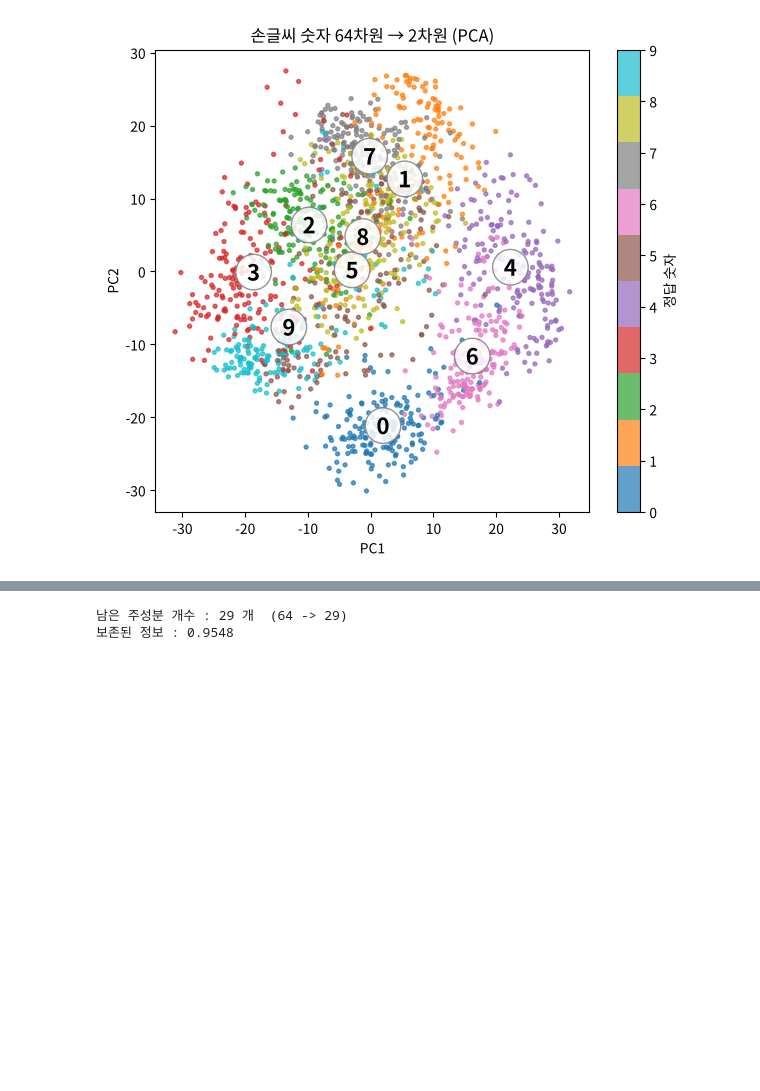
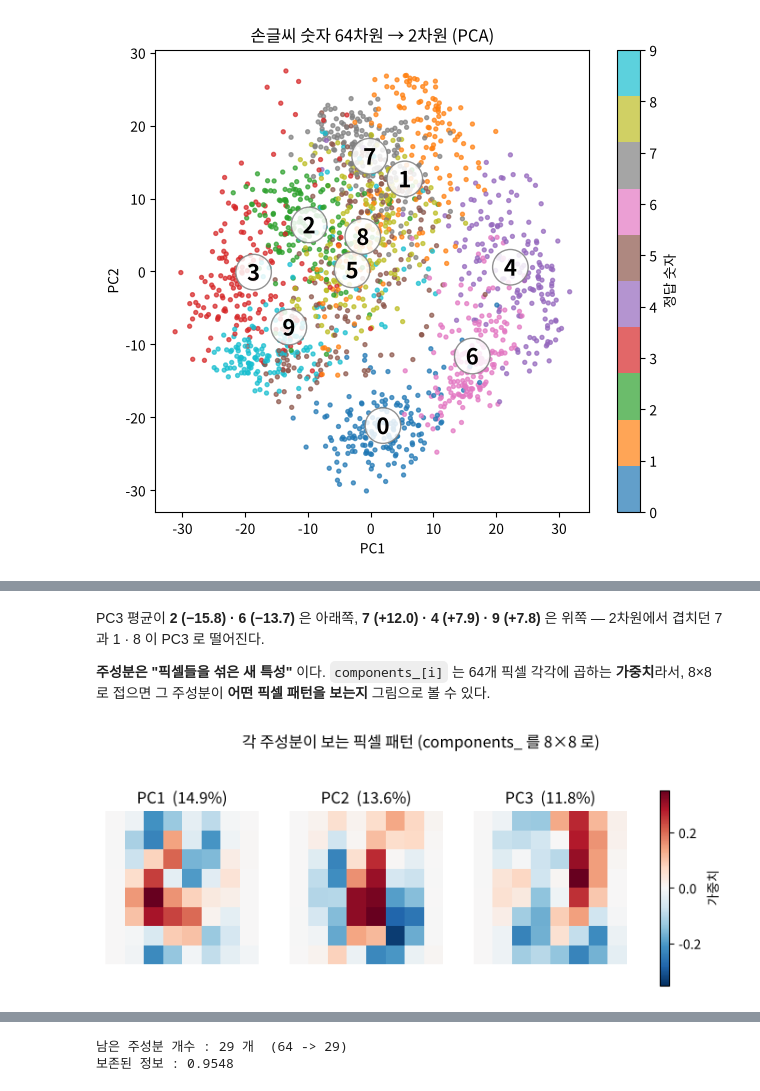
Before and after one commit to funbox-io/SK-Networks-Family-AI-37, a Jupyter notebook: days/2026-10-16/lecture/pca_dimensionality_reduction.ipynb, the cells around one changed output, grey strips where cells are left out. Saved outputs shown, nothing was run; the diff lists cells and outputs as text; code cells hidden in the pictures; blank space fills up the shorter version.

```diff
--- a/days/2026-10-16/lecture/pca_dimensionality_reduction.ipynb
+++ b/days/2026-10-16/lecture/pca_dimensionality_reduction.ipynb
@@ -195,0 +282,14 @@ plt.show()
+# %%
+import pandas as pd
+
+pca_3d = PCA(n_components=3, random_state=0)
+X_data_3d = pca_3d.fit_transform(X_data)          # 64차원 -> 3차원
+
+print(f"(전) : {X_data.shape}  ->  (후) : {X_data_3d.shape}")
+print("PC1, PC2, PC3 정보 비율 :", pca_3d.explained_variance_ratio_.round(3))
+print("합계 :", round(float(pca_3d.explained_variance_ratio_.sum()), 3), "(2개일 때 0.285)")
+
+# 숫자별 PC3 평균 — 어떤 숫자가 PC3 축 위/아래로 갈라지는지
+df_3d = pd.DataFrame(X_data_3d, columns=['PC1', 'PC2', 'PC3'])
+df_3d['숫자'] = y_data
+df_3d.groupby('숫자')[['PC1', 'PC2', 'PC3']].mean().round(1).sort_values('PC3')
@@ -195,0 +312,18 @@ plt.show()
+# %% [markdown]
+PC3 평균이 **2 (−15.8) · 6 (−13.7)** 은 아래쪽, **7 (+12.0) · 4 (+7.9) · 9 (+7.8)** 은 위쪽 — 2차원에서 겹치던 7 과 1 · 8 이 PC3 로 떨어진다.
+
+**주성분은 "픽셀들을 섞은 새 특성"** 이다. `components_[i]` 는 64개 픽셀 각각에 곱하는 **가중치**라서, 8×8 로 접으면 그 주성분이 **어떤 픽셀 패턴을 보는지** 그림으로 볼 수 있다.
+# %%
+# 주성분 = 픽셀 64개의 가중합.  빨강 = + 가중치, 파랑 = − 가중치
+fig, axes = plt.subplots(1, 3, figsize=(9, 3.4))
+for i, ax in enumerate(axes):
+    w = pca_3d.components_[i].reshape(8, 8)
+    lim = np.abs(w).max()
+    im = ax.imshow(w, cmap='RdBu_r', vmin=-lim, vmax=lim)
+    ax.set_title(f'PC{i + 1}  ({pca_3d.explained_variance_ratio_[i]:.1%})')
+    ax.axis('off')
+fig.colorbar(im, ax=axes, shrink=0.8, label='가중치')
+plt.suptitle('각 주성분이 보는 픽셀 패턴 (components_ 를 8×8 로)')
+plt.show()
+# %% [output]
+[figure, added]
```
Also changed, not shown: parts of 13 cells of this notebook, 4 other files.
